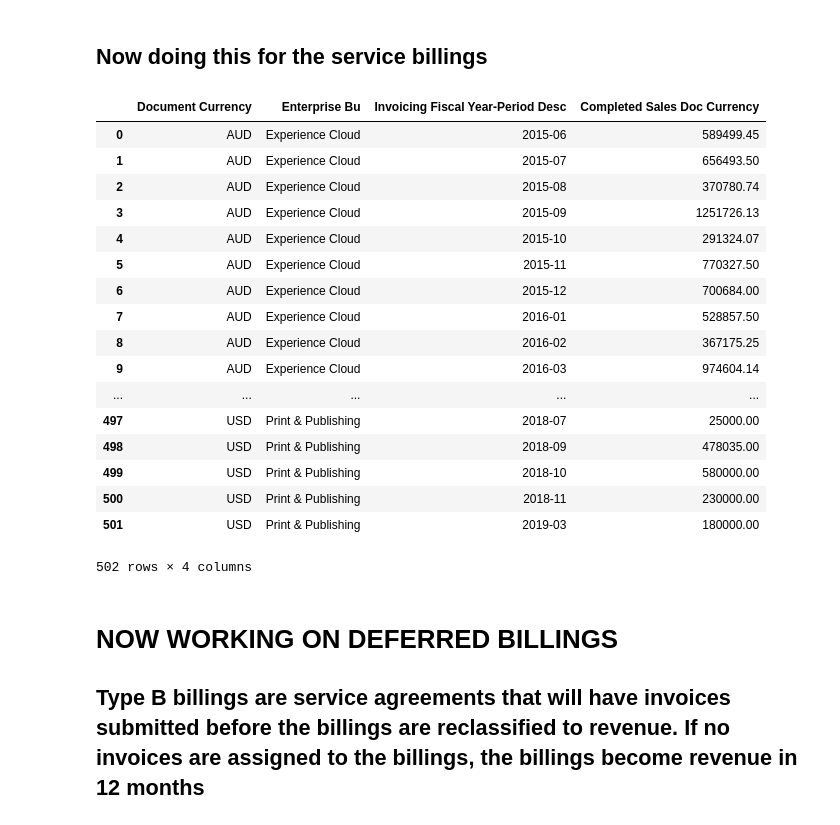
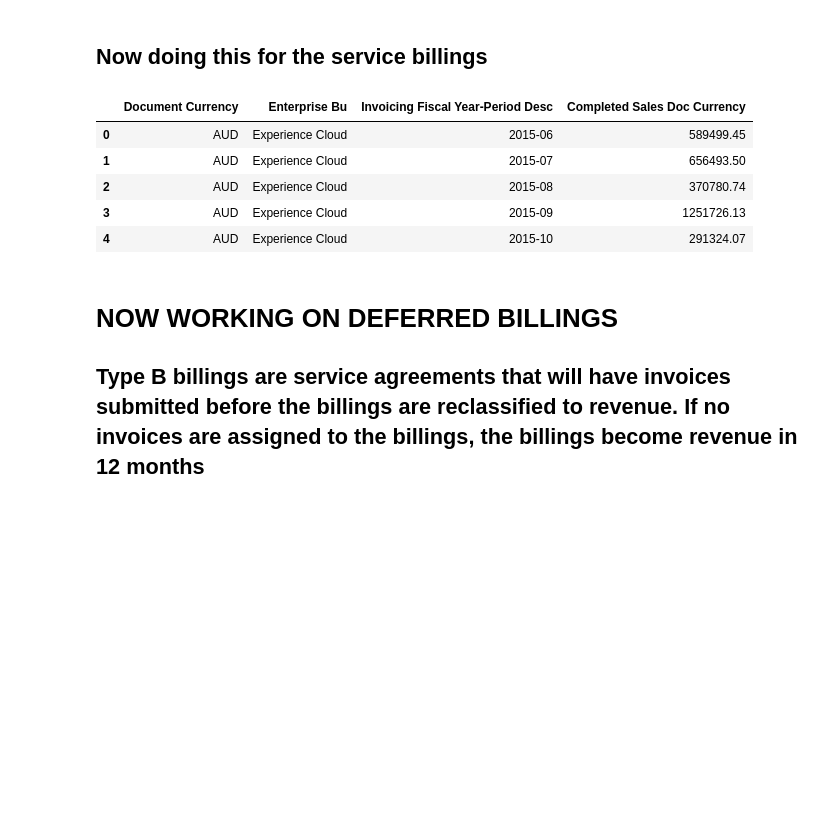
Before and after one commit to davidjsmith44/Deferred_Revenue_Forecast, a Jupyter notebook: src/deferred_all_pandas.ipynb, the cells around one changed output. Saved outputs shown, nothing was run; the diff lists cells and outputs as text; code cells hidden in the pictures; blank space fills up the shorter version.

```diff
--- a/src/deferred_all_pandas.ipynb
+++ b/src/deferred_all_pandas.ipynb
@@ -173,26 +160,14 @@ print(type(gb_rec))
 gb_svc = svc.groupby(['Document Currency', 'Enterprise Bu', 'Invoicing Fiscal Year-Period Desc'], as_index=False).sum()
 # %%
 gb_svc.drop(labels='Subscription Term', axis=1,inplace =True)
-gb_svc
+gb_svc.head(5)
 # %% [output]
 |  | Document Currency | Enterprise Bu | Invoicing Fiscal Year-Period Desc | Completed Sales Doc Currency |
 | 0 | AUD | Experience Cloud | 2015-06 | 589499.45 |
 | 1 | AUD | Experience Cloud | 2015-07 | 656493.50 |
 | 2 | AUD | Experience Cloud | 2015-08 | 370780.74 |
 | 3 | AUD | Experience Cloud | 2015-09 | 1251726.13 |
 | 4 | AUD | Experience Cloud | 2015-10 | 291324.07 |
-| 5 | AUD | Experience Cloud | 2015-11 | 770327.50 |
-| 6 | AUD | Experience Cloud | 2015-12 | 700684.00 |
-| 7 | AUD | Experience Cloud | 2016-01 | 528857.50 |
-| 8 | AUD | Experience Cloud | 2016-02 | 367175.25 |
-| 9 | AUD | Experience Cloud | 2016-03 | 974604.14 |
-| ... | ... | ... | ... | ... |
-| 497 | USD | Print & Publishing | 2018-07 | 25000.00 |
-| 498 | USD | Print & Publishing | 2018-09 | 478035.00 |
-| 499 | USD | Print & Publishing | 2018-10 | 580000.00 |
-| 500 | USD | Print & Publishing | 2018-11 | 230000.00 |
-| 501 | USD | Print & Publishing | 2019-03 | 180000.00 |
-502 rows × 4 columns
 # %% [markdown]
 # NOW WORKING ON DEFERRED BILLINGS
 
```
Also changed, not shown: parts of 31 cells of this notebook.
